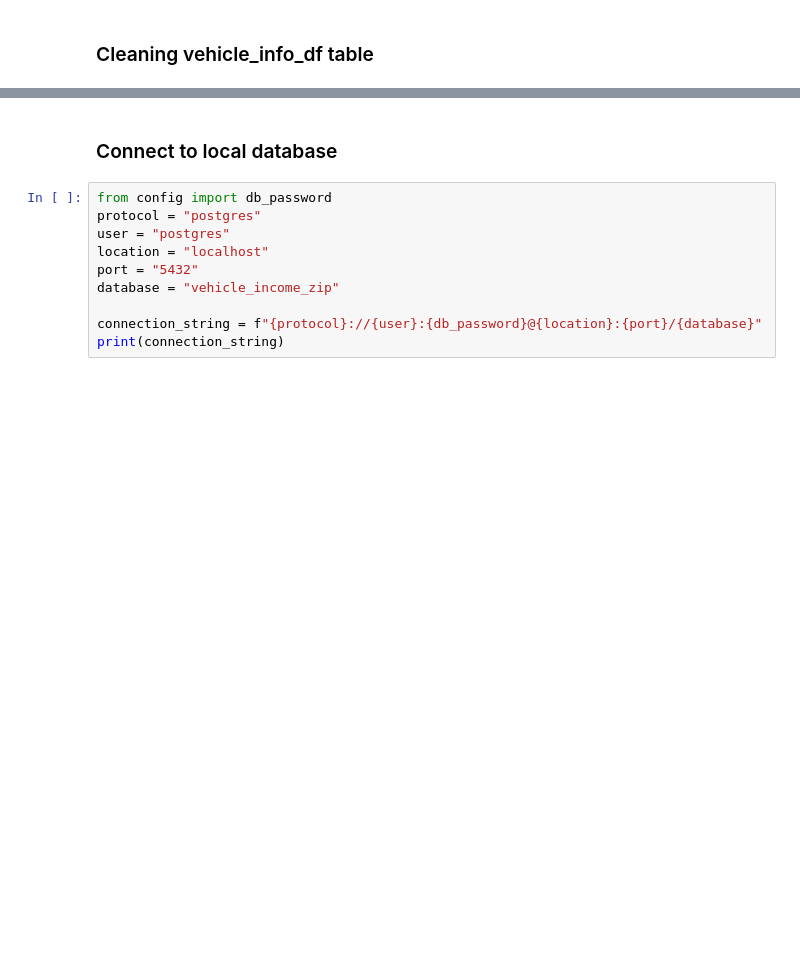
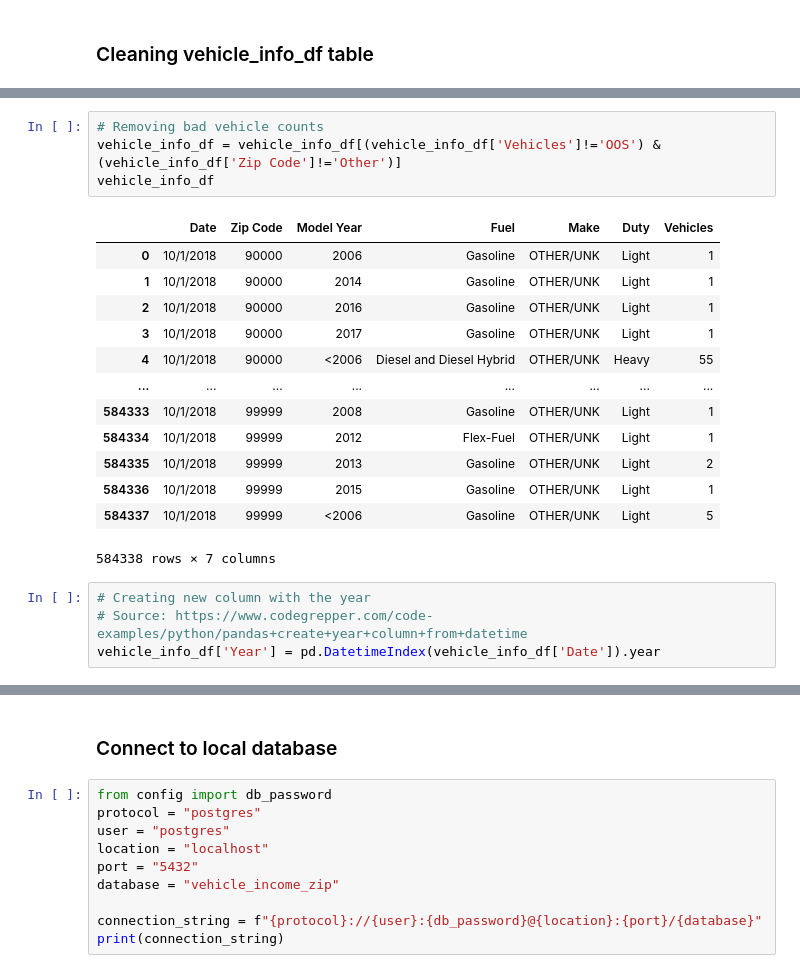
Before and after one commit to savi09/ETL_Vehicle_Income, a Jupyter notebook: ETL_Avg Income Vehicle Count .ipynb, the cells around one changed output, grey strips where cells are left out. Saved outputs shown, nothing was run; the diff lists cells and outputs as text; blank space fills up the shorter version.

```diff
--- a/ETL_Avg Income Vehicle Count .ipynb
+++ b/ETL_Avg Income Vehicle Count .ipynb
@@ -239,0 +261,22 @@ Name: Zip Code, dtype: int64
+# %%
+# Removing bad vehicle counts
+vehicle_info_df = vehicle_info_df[(vehicle_info_df['Vehicles']!='OOS') & (vehicle_info_df['Zip Code']!='Other')]
+vehicle_info_df
+# %% [output]
+|  | Date | Zip Code | Model Year | Fuel | Make | Duty | Vehicles |
+| 0 | 10/1/2018 | 90000 | 2006 | Gasoline | OTHER/UNK | Light | 1 |
+| 1 | 10/1/2018 | 90000 | 2014 | Gasoline | OTHER/UNK | Light | 1 |
+| 2 | 10/1/2018 | 90000 | 2016 | Gasoline | OTHER/UNK | Light | 1 |
+| 3 | 10/1/2018 | 90000 | 2017 | Gasoline | OTHER/UNK | Light | 1 |
+| 4 | 10/1/2018 | 90000 | <2006 | Diesel and Diesel Hybrid | OTHER/UNK | Heavy | 55 |
+| ... | ... | ... | ... | ... | ... | ... | ... |
+| 584333 | 10/1/2018 | 99999 | 2008 | Gasoline | OTHER/UNK | Light | 1 |
+| 584334 | 10/1/2018 | 99999 | 2012 | Flex-Fuel | OTHER/UNK | Light | 1 |
+| 584335 | 10/1/2018 | 99999 | 2013 | Gasoline | OTHER/UNK | Light | 2 |
+| 584336 | 10/1/2018 | 99999 | 2015 | Gasoline | OTHER/UNK | Light | 1 |
+| 584337 | 10/1/2018 | 99999 | <2006 | Gasoline | OTHER/UNK | Light | 5 |
+584338 rows × 7 columns
+# %%
+# Creating new column with the year
+# Source: https://www.codegrepper.com/code-examples/python/pandas+create+year+column+from+datetime
+vehicle_info_df['Year'] = pd.DatetimeIndex(vehicle_info_df['Date']).year
```
Also changed, not shown: parts of 11 cells of this notebook.
